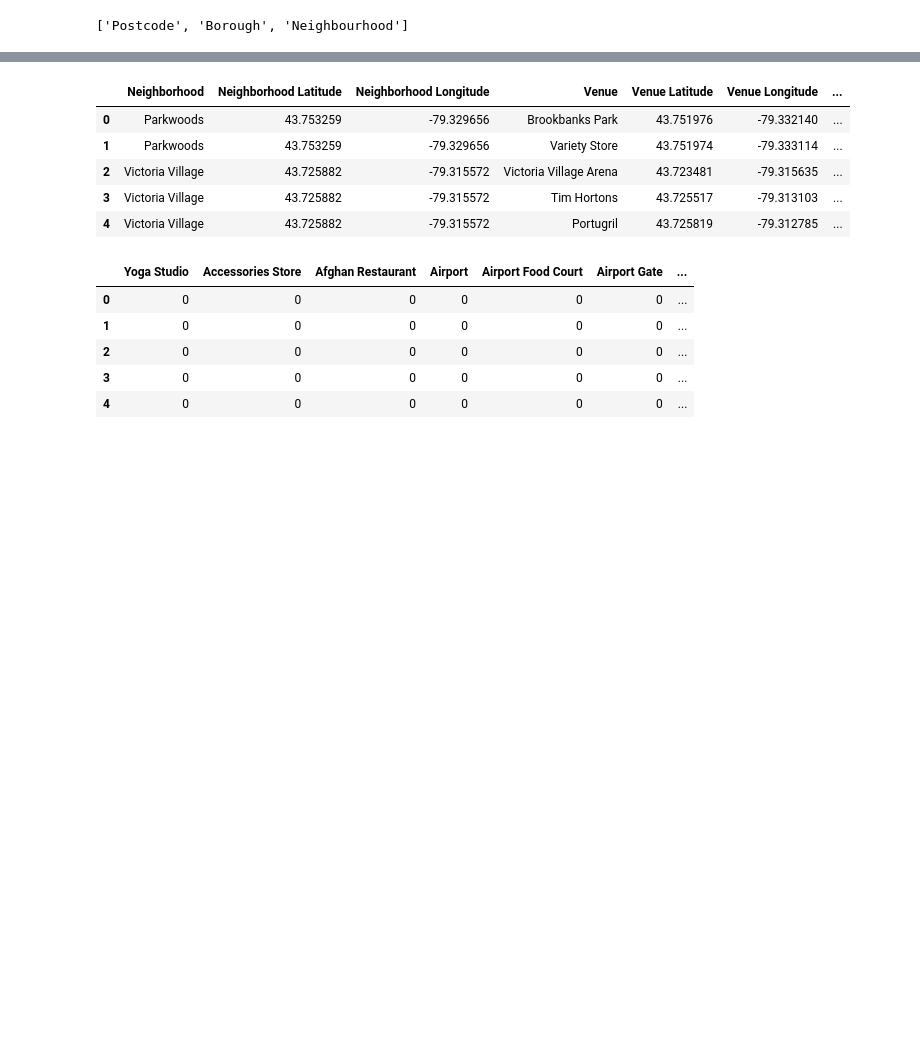
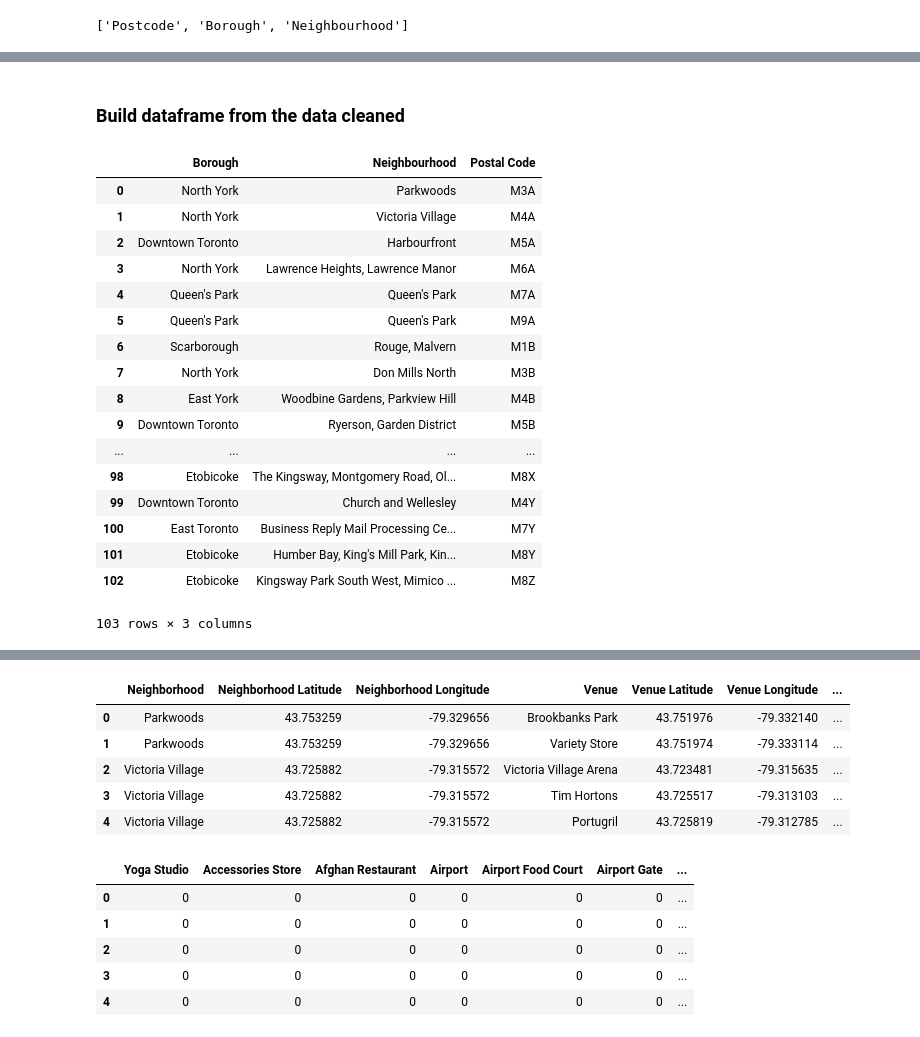
Before and after one commit to thoscc/Coursera_Capstone, a Jupyter notebook: seg_and_clustering_neighs_in_toronto.ipynb, the cells around one changed output, grey strips where cells are left out. Saved outputs shown, nothing was run; the diff lists cells and outputs as text; code cells hidden in the pictures; blank space fills up the shorter version.

```diff
--- a/seg_and_clustering_neighs_in_toronto.ipynb
+++ b/seg_and_clustering_neighs_in_toronto.ipynb
@@ -58,5 +72,28 @@ for num_row in num_rows:
 # Add missing column Postal Code before building the df
 for postalcode in data:
     data[postalcode][headers[0]] = postalcode
+# %% [markdown]
+### Build dataframe from the data cleaned
 # %%
 toronto_df = pd.DataFrame(data.values())
+toronto_df.rename(columns={'Postcode': 'Postal Code'}, inplace=True)
+toronto_df
+# %% [output]
+|  | Borough | Neighbourhood | Postal Code |
+| 0 | North York | Parkwoods | M3A |
+| 1 | North York | Victoria Village | M4A |
+| 2 | Downtown Toronto | Harbourfront | M5A |
+| 3 | North York | Lawrence Heights, Lawrence Manor | M6A |
+| 4 | Queen's Park | Queen's Park | M7A |
+| 5 | Queen's Park | Queen's Park | M9A |
+| 6 | Scarborough | Rouge, Malvern | M1B |
+| 7 | North York | Don Mills North | M3B |
+| 8 | East York | Woodbine Gardens, Parkview Hill | M4B |
+| 9 | Downtown Toronto | Ryerson, Garden District | M5B |
+| ... | ... | ... | ... |
+| 98 | Etobicoke | The Kingsway, Montgomery Road, Ol... | M8X |
+| 99 | Downtown Toronto | Church and Wellesley | M4Y |
+| 100 | East Toronto | Business Reply Mail Processing Ce... | M7Y |
+| 101 | Etobicoke | Humber Bay, King's Mill Park, Kin... | M8Y |
+| 102 | Etobicoke | Kingsway Park South West, Mimico ... | M8Z |
+103 rows × 3 columns
```
Also changed, not shown: parts of 15 cells of this notebook.
